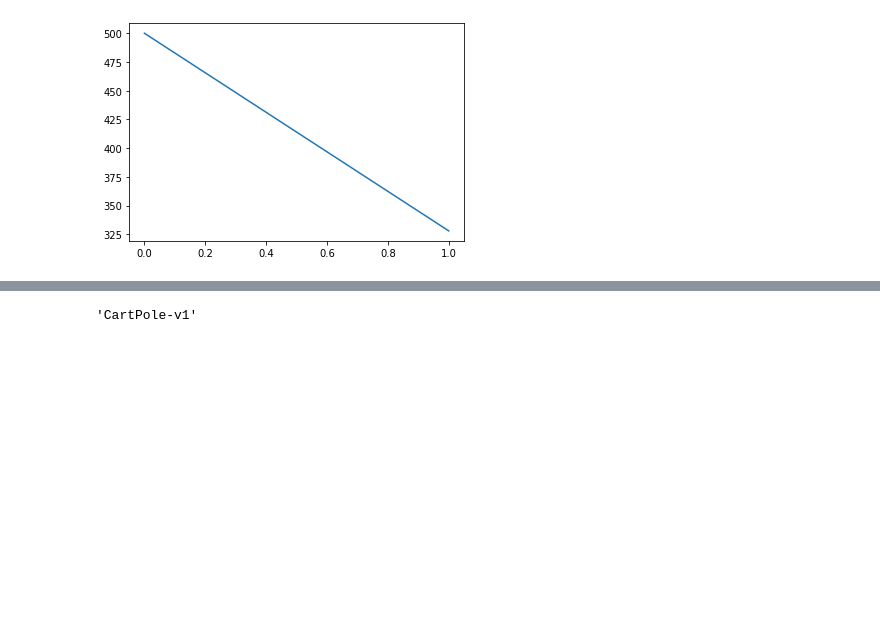
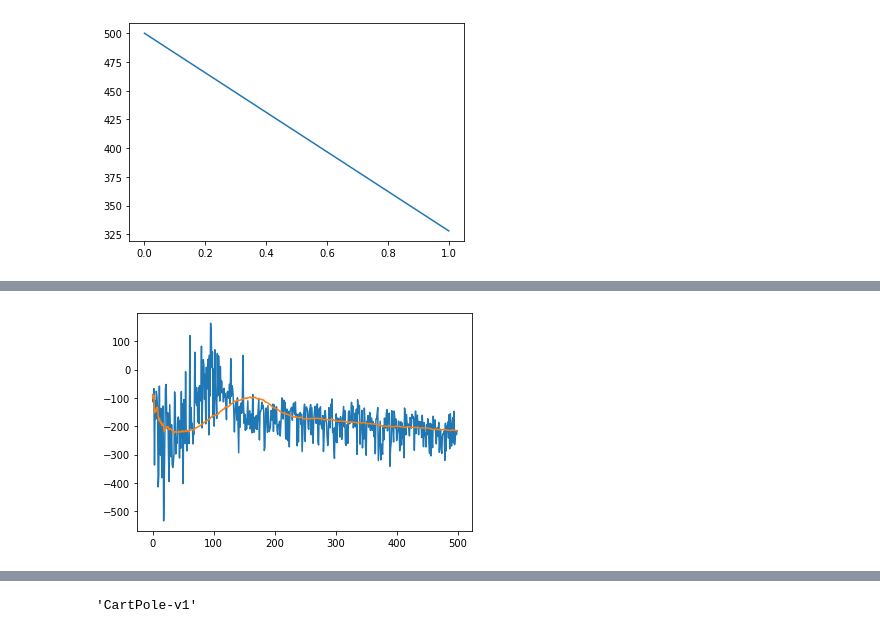
Before and after one commit to FredAmouzgar/RL-sutton, a Jupyter notebook: ch13-PG_methods/One-step Actor-Critic (TF2.0)/main.ipynb, the cells around one changed output, grey strips where cells are left out. Saved outputs shown, nothing was run; the diff lists cells and outputs as text; code cells hidden in the pictures; blank space fills up the shorter version.

Commit message:
LunarLander Trained

```diff
--- a/ch13-PG_methods/One-step Actor-Critic (TF2.0)/main.ipynb
+++ b/ch13-PG_methods/One-step Actor-Critic (TF2.0)/main.ipynb
@@ -156,8 +156,8 @@ from tqdm import tqdm
 
 %matplotlib inline
 
-env = gym.make("MountainCar-v0")
-agent = Agent(state_size=env.observation_space.shape[0], action_size=env.action_space.n, env_name=env.spec.id) #4 ,2
+env = gym.make("LunarLander-v2")
+agent = Agent(state_size=len(env.observation_space.high), action_size=env.action_space.n, env_name=env.spec.id) #8 ,4
 
-print(f"env.action_space.n: {env.action_space.n}\nenv.observation_space.shape: {env.observation_space.shape}")
+print(f"env.action_space.n: {env.action_space.n}\nenv.observation_space.shape: {len(env.observation_space.high)}\nENV Name: {env.spec.id}")
 # %% [output]
@@ -211,0 +210,16 @@ InvalidArgumentError: Matrix size-incompatible: In[0]: [1,2], In[1]: [4,50] [Op:
+# %%
+def get_average_rewards(all_rewards):
+    average_rewards = []
+    temp_rewards = []
+    for i in range(0,500):
+        temp_rewards.append(all_rewards[i])
+        if len(temp_rewards) > 100:
+            temp_rewards.pop(0)
+        average_rewards.append(np.mean(temp_rewards))
+    return average_rewards
+
+plt.plot(all_rewards)
+plt.plot(get_average_rewards(all_rewards))
+plt.show()
+# %% [output]
+[figure, added]
```
Also changed, not shown: parts of 13 cells of this notebook, 3 other files.
